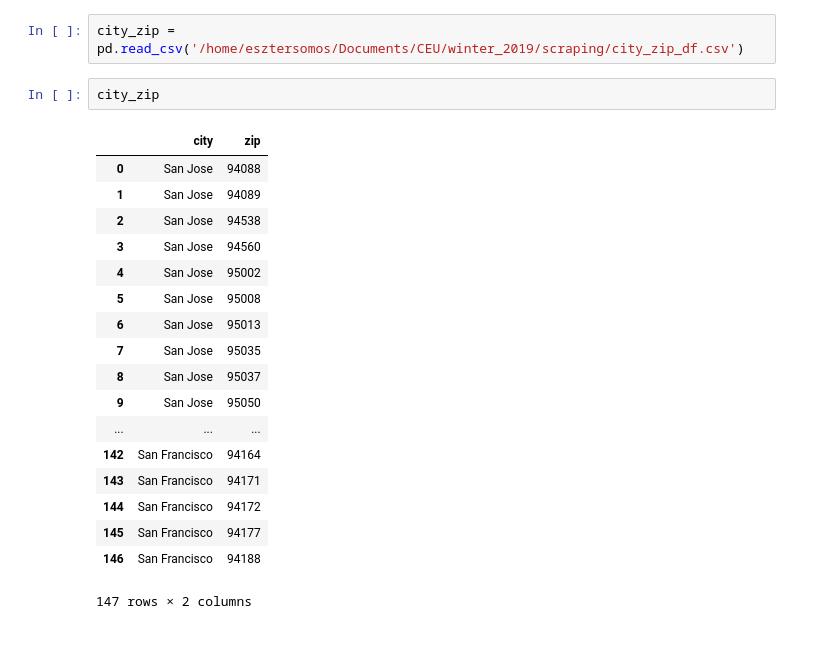
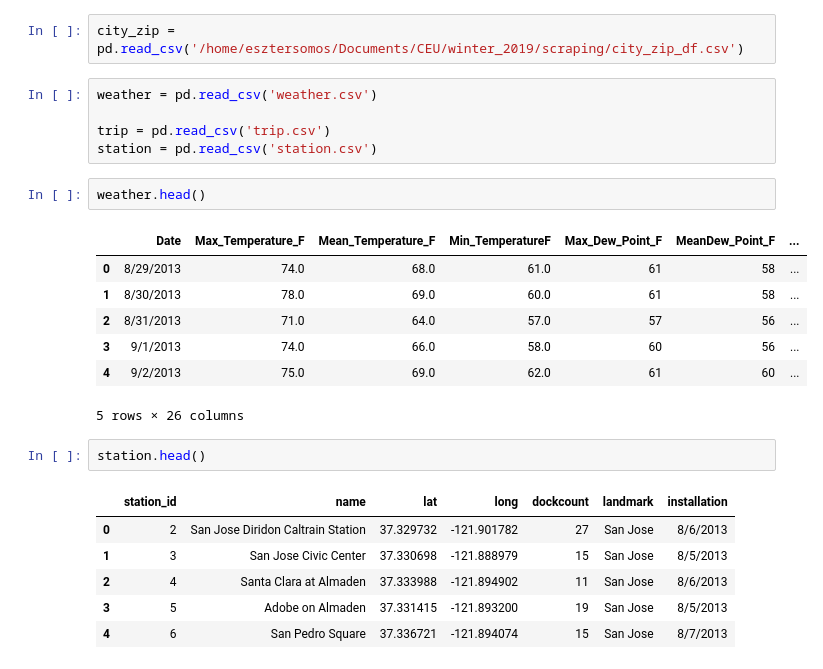
Before and after one commit to seszter/CEU_data_analysis_python, a Jupyter notebook: merging/merging_data.ipynb, the cells around one changed output. Saved outputs shown, nothing was run; the diff lists cells and outputs as text; blank space fills up the shorter version.

```diff
--- a/merging/merging_data.ipynb
+++ b/merging/merging_data.ipynb
@@ -2,24 +2,27 @@
 import pandas as pd
 # %%
 city_zip = pd.read_csv('/home/esztersomos/Documents/CEU/winter_2019/scraping/city_zip_df.csv')
-# %%
-city_zip
-# %% [output]
-|  | city | zip |
-| 0 | San Jose | 94088 |
-| 1 | San Jose | 94089 |
-| 2 | San Jose | 94538 |
-| 3 | San Jose | 94560 |
-| 4 | San Jose | 95002 |
-| 5 | San Jose | 95008 |
-| 6 | San Jose | 95013 |
-| 7 | San Jose | 95035 |
-| 8 | San Jose | 95037 |
-| 9 | San Jose | 95050 |
-| ... | ... | ... |
-| 142 | San Francisco | 94164 |
-| 143 | San Francisco | 94171 |
-| 144 | San Francisco | 94172 |
-| 145 | San Francisco | 94177 |
-| 146 | San Francisco | 94188 |
-147 rows × 2 columns
+# %%
+weather = pd.read_csv('weather.csv')
+
+trip = pd.read_csv('trip.csv')
+station = pd.read_csv('station.csv')
+# %%
+weather.head()
+# %% [output]
+|  | Date | Max_Temperature_F | Mean_Temperature_F | Min_TemperatureF | Max_Dew_Point_F | MeanDew_Point_F | ... |
+| 0 | 8/29/2013 | 74.0 | 68.0 | 61.0 | 61 | 58 | ... |
+| 1 | 8/30/2013 | 78.0 | 69.0 | 60.0 | 61 | 58 | ... |
+| 2 | 8/31/2013 | 71.0 | 64.0 | 57.0 | 57 | 56 | ... |
+| 3 | 9/1/2013 | 74.0 | 66.0 | 58.0 | 60 | 56 | ... |
+| 4 | 9/2/2013 | 75.0 | 69.0 | 62.0 | 61 | 60 | ... |
+5 rows × 26 columns
+# %%
+station.head()
+# %% [output]
+|  | station_id | name | lat | long | dockcount | landmark | installation |
+| 0 | 2 | San Jose Diridon Caltrain Station | 37.329732 | -121.901782 | 27 | San Jose | 8/6/2013 |
+| 1 | 3 | San Jose Civic Center | 37.330698 | -121.888979 | 15 | San Jose | 8/5/2013 |
+| 2 | 4 | Santa Clara at Almaden | 37.333988 | -121.894902 | 11 | San Jose | 8/6/2013 |
+| 3 | 5 | Adobe on Almaden | 37.331415 | -121.893200 | 19 | San Jose | 8/5/2013 |
+| 4 | 6 | San Pedro Square | 37.336721 | -121.894074 | 15 | San Jose | 8/7/2013 |
```
Also changed, not shown: parts of 13 cells of this notebook, 5 other files.
